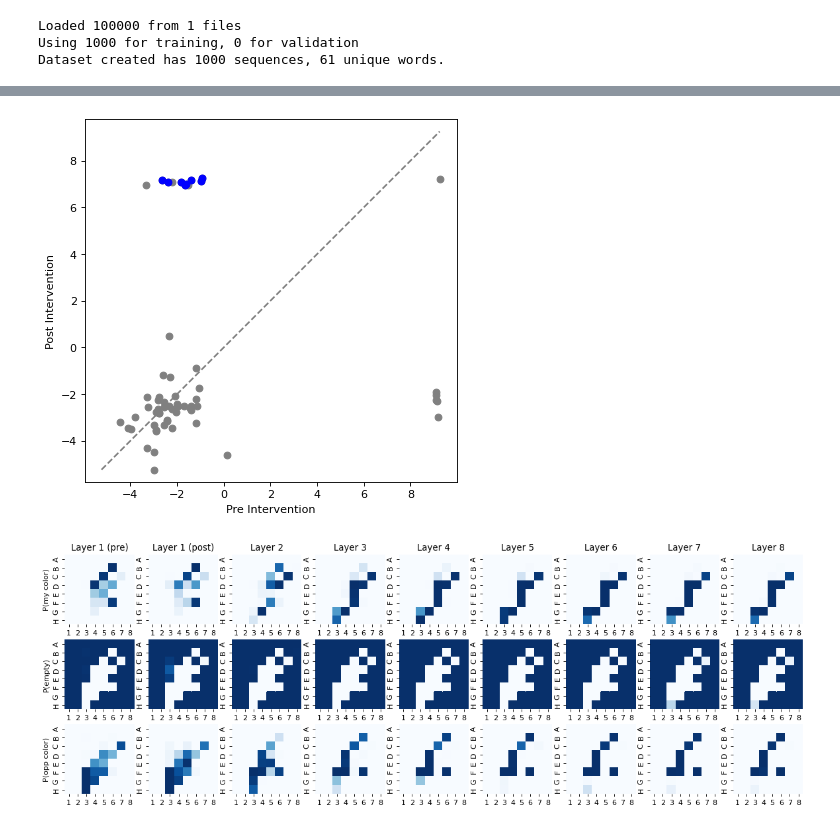
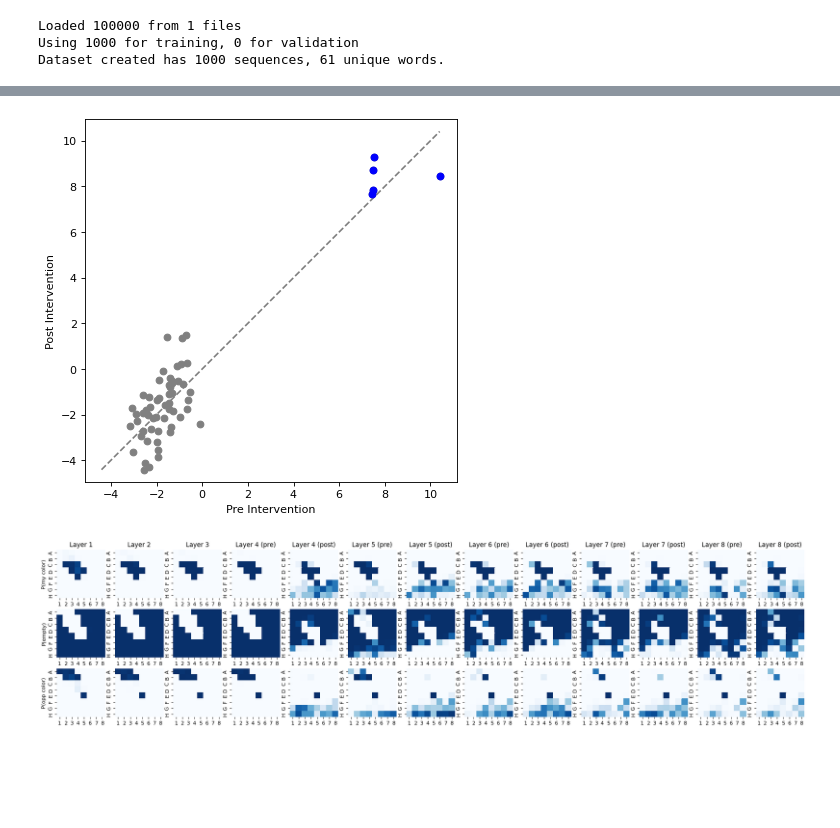
Before and after one commit to icemoon97/othello_world, a Jupyter notebook: linear_board_probes.ipynb, the cells around one changed output, grey strips where cells are left out. Drawn from its saved outputs; the diff is of its cells as text; code cells hidden in the pictures; blank space fills up the shorter version.

Commit message:
turn intervention on playertype model

```diff
--- a/linear_board_probes.ipynb
+++ b/linear_board_probes.ipynb
@@ -556,12 +559,18 @@ turn_probes = load_linear_probes("bias/probes/turn_control", all_layers, probe_c
 # %%
-othello = Othello(data_root="othello_synthetic", n_games=1000, test_split=0, deduplicate=False)
-train_dataset = CharDataset(othello)
+# othello = Othello(data_root="othello_synthetic", n_games=1000, test_split=0, deduplicate=False)
+# train_dataset = CharDataset(othello)
+othello = Othello(data_root="othello_1player", n_games=1000, deduplicate=False, test_split=0)
+player_types, games = zip(*othello)
+train_dataset = CharDataset(games)
 # %% [output]
 Loaded 100000 from 1 files
 Using 1000 for training, 0 for validation
 Dataset created has 1000 sequences, 61 unique words.
 # %%
-completion = othello[0][:11]
+# completion = othello[0][:11]
+pt, completion = othello[0]
+print("player:", pt)
+completion = completion[:10]
 
 pre_board = OthelloBoardState()
 pre_board.update(completion)
@@ -621,7 +631,7 @@ def get_probe_goal_state(ob):
 
     return desired_probe_state
 # %%
-i_layers = [1]
+i_layers = [4, 5, 6, 7, 8]
 scale = 2
 desired_probe_state = get_probe_goal_state(flipped_turn_board)
 
@@ -634,7 +644,7 @@ saved_turn_probe_logits = []
 saved_board_probe_logits = []
 
 for i, current_layer in enumerate(all_layers):
-    p = turn_probes[current_layer]
+    p = player_probes[current_layer]
 
     if i == 0:
         whole_mid_act = models[all_layers.start].forward_1st_stage(partial_game[None, :])  # [B, T, F=512]
@@ -655,13 +665,18 @@ for i, current_layer in enumerate(all_layers):
     new_mid_act = mid_act.clone()
 
     # linear steering intervention on turn
-    m = p.proj.weight.data
-    new_mid_act += m[1] * scale
-    new_mid_act -= m[0] * scale
+    # m = p.proj.weight.data
+    # new_mid_act += m[1] * scale
+    # new_mid_act -= m[0] * scale
 
     # pinv = torch.pinverse(board_probes[current_layer].proj.weight.data)  # [512, 192]
     # desired_probe_tensor = torch.from_numpy(desired_probe_state).to(pinv.dtype).to(device)
     # new_mid_act = torch.matmul(pinv, desired_probe_tensor.reshape(192))
+
+    # linear steering intervention on player
+    m = p.proj.weight.data
+    new_mid_act += m[3] * scale
+    new_mid_act -= m[0] * scale
 
 
     post_intv_logits = p(new_mid_act[None, :])[0].squeeze(0)
@@ -703,7 +722,7 @@ x, y = pre_intv_pred[1:], post_intv_pred[1:]
 # plotting illegal moves in grey
 ax.scatter(x, y, color='grey', zorder=1)
 # plotting legal moves as blue
-valid_tokens = [train_dataset.stoi[x] - 1 for x in flipped_turn_board.get_valid_moves()]
+valid_tokens = [train_dataset.stoi[x] - 1 for x in pre_board.get_valid_moves()]
 ax.scatter(x[valid_tokens], y[valid_tokens], color='blue', zorder=2)
 
 # plotting x=y for context
@@ -718,9 +737,9 @@ ax.axis('equal')
 
 plt.show()
 # %% [output]
-[figure, old version]
+[figure, new version]
 # %%
-def chart_board_probes_over_intervention(data, intv_layer=-1):
+def chart_board_probes_over_intervention(data, i_layers):
     nrows, ncols = 3, len(data)
     plot_scale = 2
     fig, axs = plt.subplots(nrows, ncols, figsize=(ncols * plot_scale, nrows * plot_scale), dpi=80, facecolor='w', edgecolor='k')
@@ -739,11 +758,13 @@ def chart_board_probes_over_intervention(data, intv_layer=-1):
                         cmap="Blues")
 
     # setting titles
-    xticks = [str(x) for x in range(1, 9)]
-    if intv_layer >= 0:
-        xticks.insert(intv_layer, f"{intv_layer} (post)")
-        xticks.insert(intv_layer, f"{intv_layer} (pre)")
-        xticks.remove(str(intv_layer))
+    xticks = []
+    for i in all_layers:
+        if i in i_layers:
+            xticks.append(f"{i} (pre)")
+            xticks.append(f"{i} (post)")
+        else:
+            xticks.append(str(i))
 
     # setting y axis labels
     for i, name in enumerate(xticks):
@@ -754,8 +775,8 @@ def chart_board_probes_over_intervention(data, intv_layer=-1):
     axs[1, 0].set_ylabel("P(empty)")
     axs[2, 0].set_ylabel("P(opp color)")
 # %%
-chart_board_probes_over_intervention(saved_board_probe_logits, intv_layer=i_layers[0])
+chart_board_probes_over_intervention(saved_board_probe_logits, i_layers)
 # %% [output]
-[figure, old version]
+[figure, new version]
 # %%
 without_intv = [get_probe_logits(models, device, board_probes, l, completion, softmax=True) for l in all_layers]
```
Also changed, not shown: parts of 6 cells of this notebook, 3 other files.
